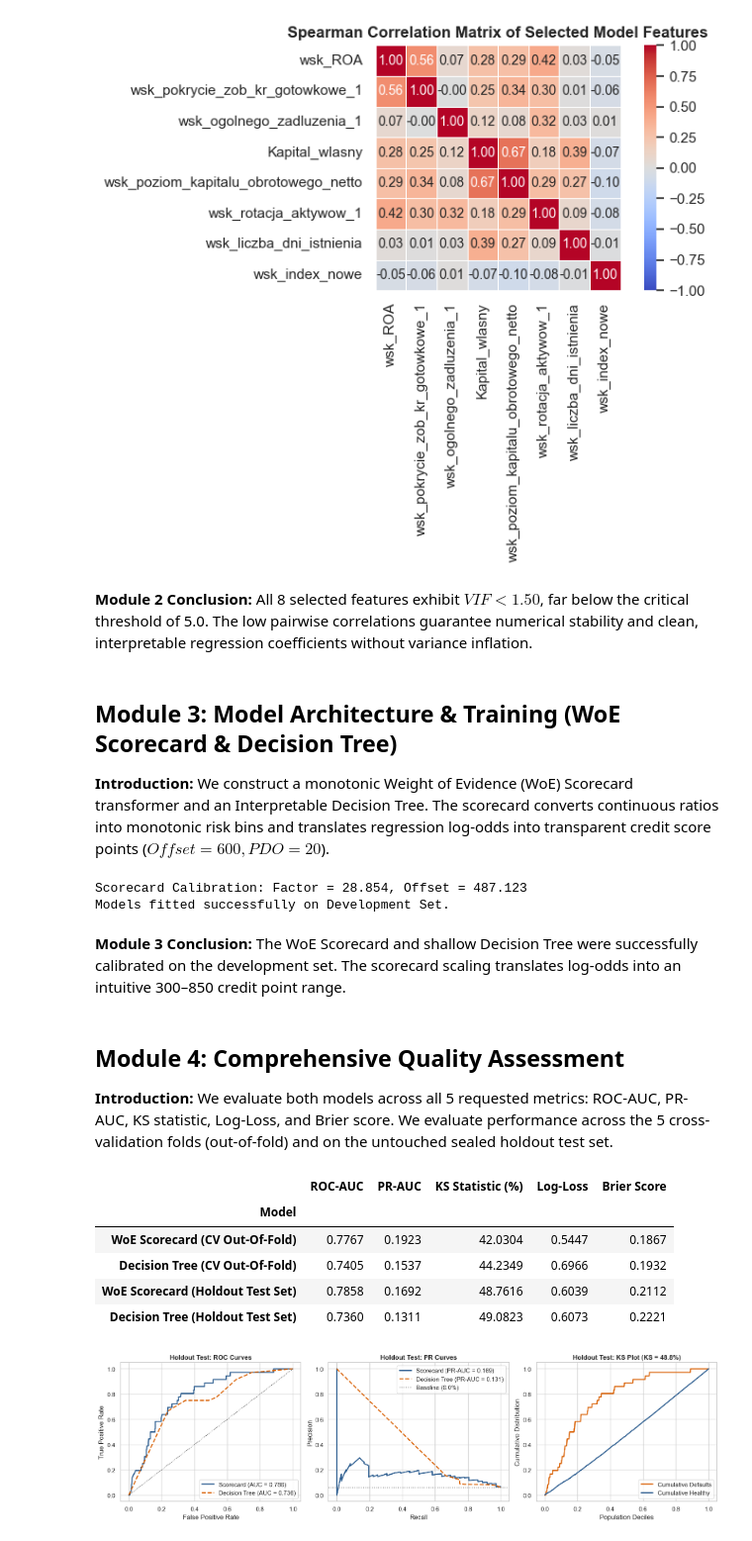
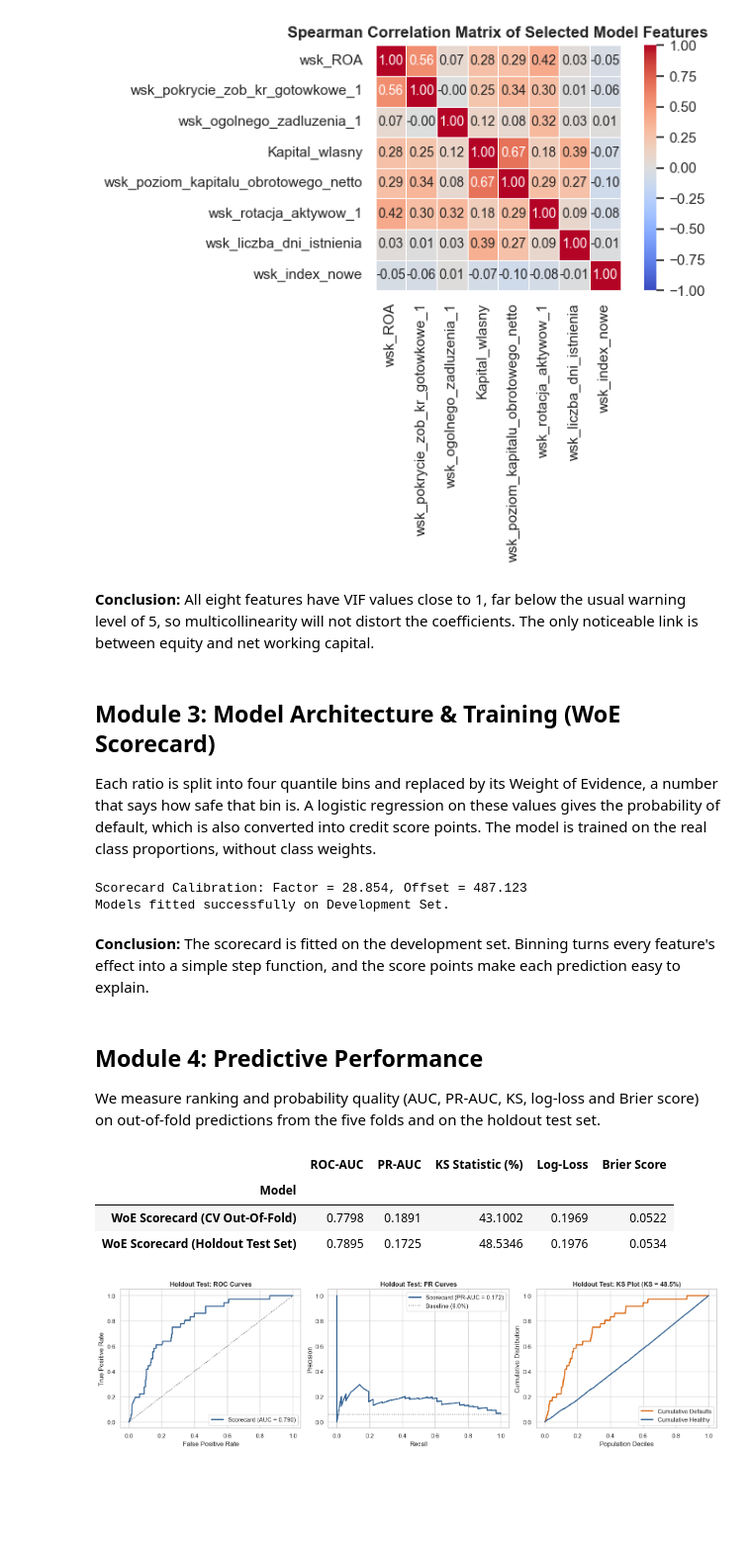
Before and after one commit to Egor332/IWUM_proj1, a Jupyter notebook: interpretable_model.ipynb, the cells around one changed output. Shown at 99% size. Drawn from its saved outputs; the diff is of its cells as text; code cells hidden in the pictures; blank space fills up the shorter version.

Commit message:
interpretable callibrated

```diff
--- a/interpretable_model.ipynb
+++ b/interpretable_model.ipynb
@@ -123,13 +125,11 @@ plt.show()
 | 7 | wsk_index_nowe | 1.005 | Acceptable (<5) |
 [figure]
 # %% [markdown]
-**Module 2 Conclusion:** All 8 selected features exhibit $VIF < 1.50$, far below the critical threshold of 5.0.
-The low pairwise correlations guarantee numerical stability and clean, interpretable regression coefficients without variance inflation.
+**Conclusion:** All eight features have VIF values close to 1, far below the usual warning level of 5, so multicollinearity will not distort the coefficients. The only noticeable link is between equity and net working capital.
 # %% [markdown]
-## Module 3: Model Architecture & Training (WoE Scorecard & Decision Tree)
+## Module 3: Model Architecture & Training (WoE Scorecard)
 
-**Introduction:** We construct a monotonic Weight of Evidence (WoE) Scorecard transformer and an Interpretable Decision Tree.
-The scorecard converts continuous ratios into monotonic risk bins and translates regression log-odds into transparent credit score points ($Offset = 600, PDO = 20$).
+Each ratio is split into four quantile bins and replaced by its Weight of Evidence, a number that says how safe that bin is. A logistic regression on these values gives the probability of default, which is also converted into credit score points. The model is trained on the real class proportions, without class weights.
 # %%
 # --- 1. WoE Transformer Class (Fitted strictly on Training Split) ---
 class MonotonicWoETransformer(BaseEstimator, TransformerMixin):
@@ -199,27 +199,23 @@ woe_encoder = MonotonicWoETransformer(n_bins=4).fit(df_dev[MODEL_FEATURES], df_d
 X_dev_woe = woe_encoder.transform(df_dev[MODEL_FEATURES])
 X_test_woe = woe_encoder.transform(df_test[MODEL_FEATURES])
 
-lr_scorecard = LogisticRegression(class_weight='balanced', max_iter=200, random_state=RANDOM_SEED)
+lr_scorecard = LogisticRegression(class_weight=None, max_iter=200, random_state=RANDOM_SEED)
 lr_scorecard.fit(X_dev_woe, df_dev['default'])
 
 # Benchmark Decision Tree with explicit float casting
 X_dev_clean = df_dev[MODEL_FEATURES].replace([np.inf, -np.inf], np.nan).fillna(df_dev[MODEL_FEATURES].median()).astype(float)
 X_test_clean = df_test[MODEL_FEATURES].replace([np.inf, -np.inf], np.nan).fillna(df_dev[MODEL_FEATURES].median()).astype(float)
-tree_benchmark = DecisionTreeClassifier(max_depth=3, class_weight='balanced', random_state=RANDOM_SEED)
-tree_benchmark.fit(X_dev_clean, df_dev['default'])
 
 print('Models fitted successfully on Development Set.')
 # %% [output]
 Scorecard Calibration: Factor = 28.854, Offset = 487.123
 Models fitted successfully on Development Set.
 # %% [markdown]
-**Module 3 Conclusion:** The WoE Scorecard and shallow Decision Tree were successfully calibrated on the development set.
-The scorecard scaling translates log-odds into an intuitive 300–850 credit point range.
+**Conclusion:** The scorecard is fitted on the development set. Binning turns every feature's effect into a simple step function, and the score points make each prediction easy to explain.
 # %% [markdown]
-## Module 4: Comprehensive Quality Assessment
+## Module 4: Predictive Performance
 
-**Introduction:** We evaluate both models across all 5 requested metrics: ROC-AUC, PR-AUC, KS statistic, Log-Loss, and Brier score.
-We evaluate performance across the 5 cross-validation folds (out-of-fold) and on the untouched sealed holdout test set.
+We measure ranking and probability quality (AUC, PR-AUC, KS, log-loss and Brier score) on out-of-fold predictions from the five folds and on the holdout test set.
 # %%
 # Function to compute Kolmogorov-Smirnov (KS) statistic
 def compute_ks_stat(y_true, y_prob):
@@ -242,20 +238,10 @@ for fold in range(5):
     X_tr_w = we_fold.transform(df_dev.loc[tr_mask, MODEL_FEATURES])
     X_val_w = we_fold.transform(df_dev.loc[val_mask, MODEL_FEATURES])
 
-    lr_fold = LogisticRegression(class_weight='balanced', max_iter=200, random_state=RANDOM_SEED)
+    lr_fold = LogisticRegression(class_weight=None, max_iter=200, random_state=RANDOM_SEED)
     lr_fold.fit(X_tr_w, df_dev.loc[tr_mask, 'default'])
     val_p_sc = lr_fold.predict_proba(X_val_w)[:, 1]
     oof_preds_sc[val_mask] = val_p_sc
-
-    # 2. Decision Tree Fold Pipeline
-    med_tr = df_dev.loc[tr_mask, MODEL_FEATURES].replace([np.inf, -np.inf], np.nan).median()
-    X_tr_c = df_dev.loc[tr_mask, MODEL_FEATURES].replace([np.inf, -np.inf], np.nan).fillna(med_tr).astype(float)
-    X_val_c = df_dev.loc[val_mask, MODEL_FEATURES].replace([np.inf, -np.inf], np.nan).fillna(med_tr).astype(float)
-
-    dt_fold = DecisionTreeClassifier(max_depth=3, class_weight='balanced', random_state=RANDOM_SEED)
-    dt_fold.fit(X_tr_c, df_dev.loc[tr_mask, 'default'])
-    val_p_dt = dt_fold.predict_proba(X_val_c)[:, 1]
-    oof_preds_dt[val_mask] = val_p_dt
 
     y_v = df_dev.loc[val_mask, 'default']
     cv_metrics.append({
@@ -271,7 +257,6 @@ for fold in range(5):
 y_dev = df_dev['default']
 y_test = df_test['default']
 test_p_sc = lr_scorecard.predict_proba(X_test_woe)[:, 1]
-test_p_dt = tree_benchmark.predict_proba(X_test_clean)[:, 1]
 
 summary_metrics = pd.DataFrame([
     {
@@ -283,28 +268,12 @@ summary_metrics = pd.DataFrame([
         'Brier Score': brier_score_loss(y_dev, oof_preds_sc)
     },
     {
-        'Model': 'Decision Tree (CV Out-Of-Fold)',
-        'ROC-AUC': roc_auc_score(y_dev, oof_preds_dt),
-        'PR-AUC': average_precision_score(y_dev, oof_preds_dt),
-        'KS Statistic (%)': compute_ks_stat(y_dev, oof_preds_dt) * 100,
-        'Log-Loss': log_loss(y_dev, oof_preds_dt),
-        'Brier Score': brier_score_loss(y_dev, oof_preds_dt)
-    },
-    {
         'Model': 'WoE Scorecard (Holdout Test Set)',
         'ROC-AUC': roc_auc_score(y_test, test_p_sc),
         'PR-AUC': average_precision_score(y_test, test_p_sc),
         'KS Statistic (%)': compute_ks_stat(y_test, test_p_sc) * 100,
         'Log-Loss': log_loss(y_test, test_p_sc),
         'Brier Score': brier_score_loss(y_test, test_p_sc)
-    },
-    {
-        'Model': 'Decision Tree (Holdout Test Set)',
-        'ROC-AUC': roc_auc_score(y_test, test_p_dt),
-        'PR-AUC': average_precision_score(y_test, test_p_dt),
-        'KS Statistic (%)': compute_ks_stat(y_test, test_p_dt) * 100,
-        'Log-Loss': log_loss(y_test, test_p_dt),
-        'Brier Score': brier_score_loss(y_test, test_p_dt)
     }
 ]).set_index('Model').round(4)
 
@@ -315,46 +284,40 @@ fig, axes = plt.subplots(1, 3, figsize=(16, 4.5))
 
 # 1. ROC Curves
 fpr_sc, tpr_sc, _ = roc_curve(y_test, test_p_sc)
-fpr_dt, tpr_dt, _ = roc_curve(y_test, test_p_dt)
 axes[0].plot(fpr_sc, tpr_sc, label=f'Scorecard (AUC = {roc_auc_score(y_test, test_p_sc):.3f})', color='#2b5c8f', lw=2)
-axes[0].plot(fpr_dt, tpr_dt, label=f'Decision Tree (AUC = {roc_auc_score(y_test, test_p_dt):.3f})', color='#d95f02', lw=2, linestyle='--')
 axes[0].plot([0, 1], [0, 1], 'k:', lw=1)
 axes[0].set_title('Holdout Test: ROC Curves', fontweight='bold')
 axes[0].set_xlabel('False Positive Rate')
 axes[0].set_ylabel('True Positive Rate')
 axes[0].legend(loc='lower right')
 
 # 2. Precision-Recall Curves
 pr_sc, rc_sc, _ = precision_recall_curve(y_test, test_p_sc)
-pr_dt, rc_dt, _ = precision_recall_curve(y_test, test_p_dt)
 axes[1].plot(rc_sc, pr_sc, label=f'Scorecard (PR-AUC = {average_precision_score(y_test, test_p_sc):.3f})', color='#2b5c8f', lw=2)
-axes[1].plot(rc_dt, pr_dt, label=f'Decision Tree (PR-AUC = {average_precision_score(y_test, test_p_dt):.3f})', color='#d95f02', lw=2, linestyle='--')
 axes[1].axhline(y_test.mean(), color='grey', linestyle=':', label=f'Baseline ({y_test.mean():.1%})')
 axes[1].set_title('Holdout Test: PR Curves', fontweight='bold')
 axes[1].set_xlabel('Recall')
 axes[1].set_ylabel('Precision')
 axes[1].legend(loc='upper right')
 
 # 3. KS Separation Plot (Scorecard)
 df_ks_plot = pd.DataFrame({'y': y_test, 'p': test_p_sc}).sort_values('p', ascending=False)
 df_ks_plot['cum_bad'] = (df_ks_plot['y'] == 1).cumsum() / (df_ks_plot['y'] == 1).sum()
 df_ks_plot['cum_good'] = (df_ks_plot['y'] == 0).cumsum() / (df_ks_plot['y'] == 0).sum()
 axes[2].plot(np.linspace(0, 1, len(df_ks_plot)), df_ks_plot['cum_bad'], label='Cumulative Defaults', color='#d95f02', lw=2)
 axes[2].plot(np.linspace(0, 1, len(df_ks_plot)), df_ks_plot['cum_good'], label='Cumulative Healthy', color='#2b5c8f', lw=2)
 ks_val = compute_ks_stat(y_test, test_p_sc)
 axes[2].set_title(f'Holdout Test: KS Plot (KS = {ks_val*100:.1f}%)', fontweight='bold')
 axes[2].set_xlabel('Population Deciles')
 axes[2].set_ylabel('Cumulative Distribution')
 axes[2].legend(loc='lower right')
 
 plt.tight_layout()
 plt.show()
 # %% [output]
 |  | ROC-AUC | PR-AUC | KS Statistic (%) | Log-Loss | Brier Score |
 | Model |  |  |  |  |  |
-| WoE Scorecard (CV Out-Of-Fold) | 0.7767 | 0.1923 | 42.0304 | 0.5447 | 0.1867 |
-| Decision Tree (CV Out-Of-Fold) | 0.7405 | 0.1537 | 44.2349 | 0.6966 | 0.1932 |
-| WoE Scorecard (Holdout Test Set) | 0.7858 | 0.1692 | 48.7616 | 0.6039 | 0.2112 |
-| Decision Tree (Holdout Test Set) | 0.7360 | 0.1311 | 49.0823 | 0.6073 | 0.2221 |
+| WoE Scorecard (CV Out-Of-Fold) | 0.7798 | 0.1891 | 43.1002 | 0.1969 | 0.0522 |
+| WoE Scorecard (Holdout Test Set) | 0.7895 | 0.1725 | 48.5346 | 0.1976 | 0.0534 |
-[figure, old version]
+[figure, new version]
 # %% [markdown]
```
Also changed, not shown: parts of 42 cells of this notebook, 1 other file.
